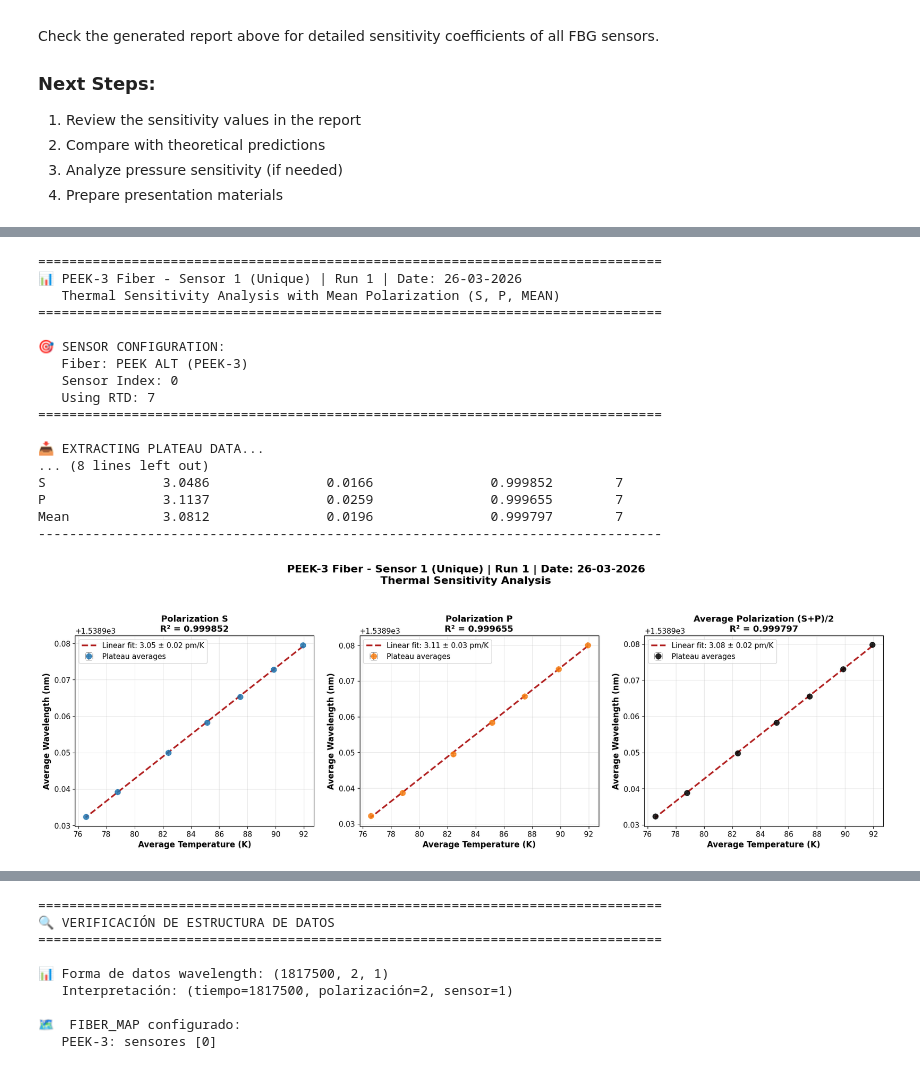
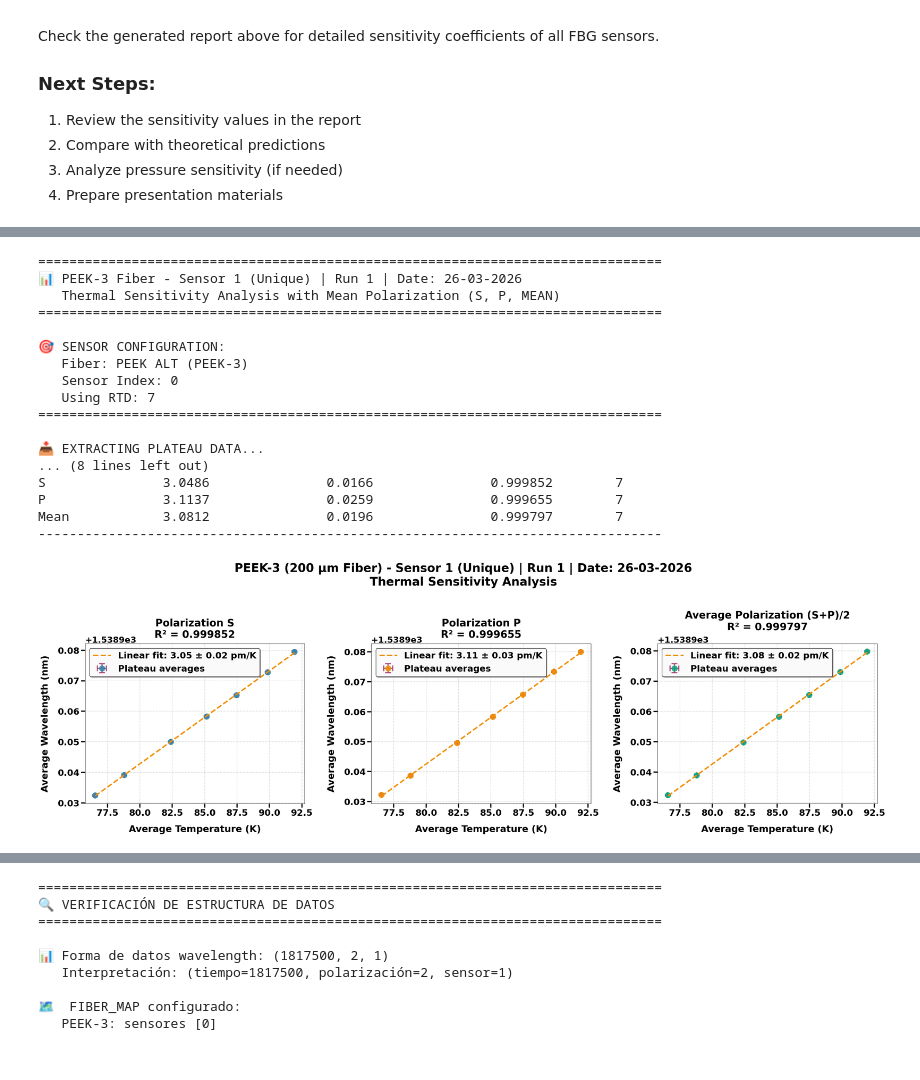
Before and after one commit to garpol/rtd-calibration-ana, a Jupyter notebook: FBG_Sensitivity_Analysis/Analysis Sens Press_PEEK3_200_26-03-2026_1.ipynb, the cells around one changed output, grey strips where cells are left out. Drawn from its saved outputs; the diff is of its cells as text; code cells hidden in the pictures.

```diff
--- a/FBG_Sensitivity_Analysis/Analysis Sens Press_PEEK3_200_26-03-2026_1.ipynb
+++ b/FBG_Sensitivity_Analysis/Analysis Sens Press_PEEK3_200_26-03-2026_1.ipynb
@@ -3092,47 +3137,83 @@ print(f"{'Mean':<15} {fit_media['slope']*1e6:<20.4f} {fit_media['slope_err']*1e6
 print("-"*80)
 
 # ============================================================================
-# STEP 3: GENERATE PLOTS (3 subplots)
+# STEP 3: GENERATE PLOTS (3 subplots) - OPTIMIZADO PARA PRESENTACIÓN
 # ============================================================================
 
-fig, (ax1, ax2, ax3) = plt.subplots(1, 3, figsize=(18, 6))
+# Configurar estilo global para matplotlib (más visible para slides)
+plt.rcParams.update({
+    'font.size': 14,
+    'font.weight': 'bold',
+    'axes.labelweight': 'bold',
+    'axes.titleweight': 'bold',
+    'xtick.labelsize': 21,
+    'ytick.labelsize': 21,
+    'xtick.major.width': 3,
+    'ytick.major.width': 3,
+    'xtick.major.size': 10,
+    'ytick.major.size': 10,
+    'legend.fontsize': 22,
+    'lines.linewidth': 2.5
+})
+
+# Figura mucho más grande para slides
+fig, (ax1, ax2, ax3) = plt.subplots(1, 3, figsize=(30, 10))
 
 # Helper function for plotting
 def plot_fit(ax, data, fit, title, color):
-    """Plot a fit with error bars"""
+    """Plot a fit with error bars - optimizado para presentación"""
     fit_line = fit["slope"] * data["temp_means"] + fit["intercept"]
 
+    # Aumentar tamaños de marcadores y barras de error
     ax.errorbar(data["temp_means"], data["wav_means"]*1000,
                 xerr=data["temp_stds"], yerr=data["wav_stds"]*1000,
-                fmt='o', color=color, ecolor='gray',
-                capsize=4, markersize=8, label='Plateau averages', alpha=0.8)
-    ax.plot(data["temp_means"], fit_line*1000, color='firebrick',
-            linestyle='--', linewidth=2.5,
-            label=f'Linear fit: {fit["slope"]*1e6:.2f} ± {fit["slope_err"]*1e6:.2f} pm/K')
+                fmt='o', color=color, ecolor='#A23B72',
+                capsize=7, markersize=14, elinewidth=3, capthick=3,
+                label='Plateau averages', alpha=0.85, zorder=3)
 
-    ax.set_xlabel('Average Temperature (K)', fontsize=12, fontweight='bold')
-    ax.set_ylabel('Average Wavelength (nm)', fontsize=12, fontweight='bold')
-    ax.set_title(f'{title}\nR² = {fit["r_squared"]:.6f}', fontsize=13, fontweight='bold')
-    ax.legend(fontsize=11, loc='best')
-    ax.grid(alpha=0.3)
+    ax.plot(data["temp_means"], fit_line*1000, color='#F18F01',
+            linestyle='--', linewidth=3.5, marker='s', markersize=0,
+            label=f'Linear fit: {fit["slope"]*1e6:.2f} ± {fit["slope_err"]*1e6:.2f} pm/K',
+            zorder=4)
+
+    # Labels y títulos más grandes
+    ax.set_xlabel('Average Temperature (K)', fontsize=23, fontweight='bold', labelpad=19)
+    ax.set_ylabel('Average Wavelength (nm)', fontsize=23, fontweight='bold', labelpad=19)
+    ax.set_title(f'{title}\nR² = {fit["r_squared"]:.6f}', fontsize=25, fontweight='bold', pad=15)
+
+    # Hacer números de ejes más grandes y en negrita
+    for label in ax.get_xticklabels():
+        label.set_fontweight('bold')
+        label.set_fontsize(22)
+    for label in ax.get_yticklabels():
+        label.set_fontweight('bold')
+        label.set_fontsize(22)
+
+    # Leyenda más grande y visible
+    ax.legend(fontsize=22, loc='best', framealpha=0.95, edgecolor='black',
+              fancybox=True, shadow=True)
+
+    # Grid más visible
+    ax.grid(alpha=0.4, linestyle='--', linewidth=1.5)
+    ax.set_axisbelow(True)
 
 # Plot S
-plot_fit(ax1, data_s, fit_s, 'Polarization S', '#1f77b4')
+plot_fit(ax1, data_s, fit_s, 'Polarization S', '#2E86AB')
 
 # Plot P
-plot_fit(ax2, data_p, fit_p, 'Polarization P', '#ff7f0e')
+plot_fit(ax2, data_p, fit_p, 'Polarization P', '#F18F01')
 
 # Plot Mean
-plot_fit(ax3, data_media, fit_media, 'Average Polarization (S+P)/2', '#000000')
+plot_fit(ax3, data_media, fit_media, 'Average Polarization (S+P)/2', '#06A77D')
 
-# Add overall title to the figure
-fig.suptitle('PEEK-3 Fiber - Sensor 1 (Unique) | Run 1 | Date: 26-03-2026\nThermal Sensitivity Analysis',
-             fontsize=16, fontweight='bold', y=1.02)
+# Add overall title to the figure - más grande
+fig.suptitle('PEEK-3 (200 μm Fiber) - Sensor 1 (Unique) | Run 1 | Date: 26-03-2026\nThermal Sensitivity Analysis',
+             fontsize=29, fontweight='bold', y=0.98)
 
-plt.tight_layout()
+plt.tight_layout(pad=2.5)
 plt.show()
 
-print("\n✅ Plots generated successfully")
+print("\n✅ Plots generated successfully - Optimized for presentation")
 print("="*80)
 
 # ============================================================================
@@ -3156,31 +3237,31 @@ print(f"{'P':<15} {sens_p:<28} {fit_p['r_squared']:<12.6f} {fit_p['n_points']:<8
 print(f"{'Mean':<15} {sens_m:<28} {fit_media['r_squared']:<12.6f} {fit_media['n_points']:<8}")
 print("="*80)
 
 # Additional analysis
 print(f"\n📊 COMPARATIVE ANALYSIS:")
 print("-"*80)
 diff_sp = abs(fit_s['slope'] - fit_p['slope'])
 diff_sp_pct = (diff_sp / np.mean([fit_s['slope'], fit_p['slope']])) * 100
 print(f"S-P Difference: {diff_sp*1e6:.4f} pm/K ({diff_sp_pct:.2f}%)")
 print(f"Mean vs S: {abs(fit_media['slope'] - fit_s['slope'])*1e6:.4f} pm/K")
 print(f"Mean vs P: {abs(fit_media['slope'] - fit_p['slope'])*1e6:.4f} pm/K")
 print("="*80)
 # %% [output]
 ================================================================================
 📊 PEEK-3 Fiber - Sensor 1 (Unique) | Run 1 | Date: 26-03-2026
    Thermal Sensitivity Analysis with Mean Polarization (S, P, MEAN)
 ================================================================================
 
 🎯 SENSOR CONFIGURATION:
    Fiber: PEEK ALT (PEEK-3)
    Sensor Index: 0
    Using RTD: 7
 ================================================================================
 
 📥 EXTRACTING PLATEAU DATA...
 ... (8 lines left out)
 S               3.0486               0.0166               0.999852        7
 P               3.1137               0.0259               0.999655        7
 Mean            3.0812               0.0196               0.999797        7
 --------------------------------------------------------------------------------
-[figure, old version]
+[figure, new version]
```
Also changed, not shown: parts of 3 cells of this notebook, 10 other files.
